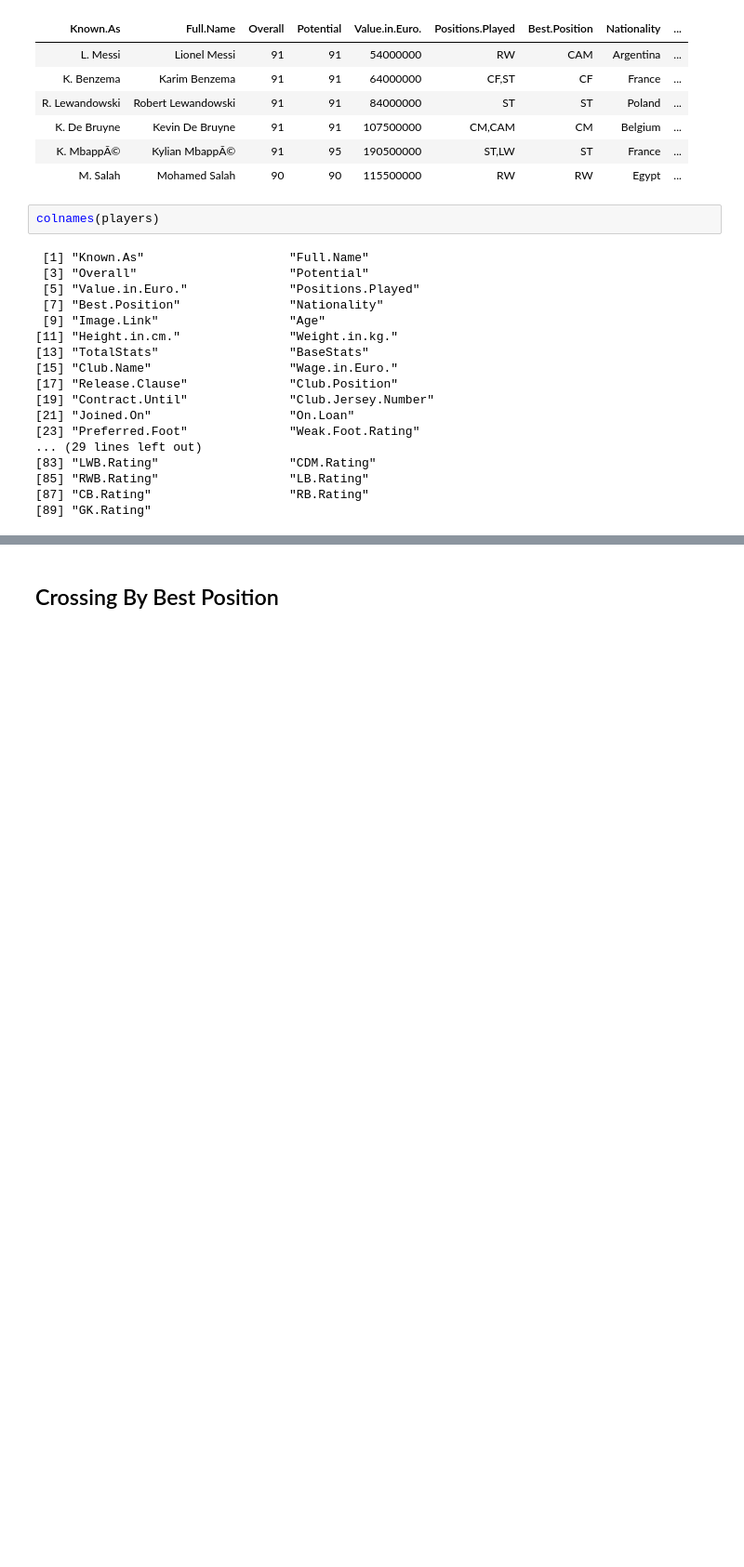
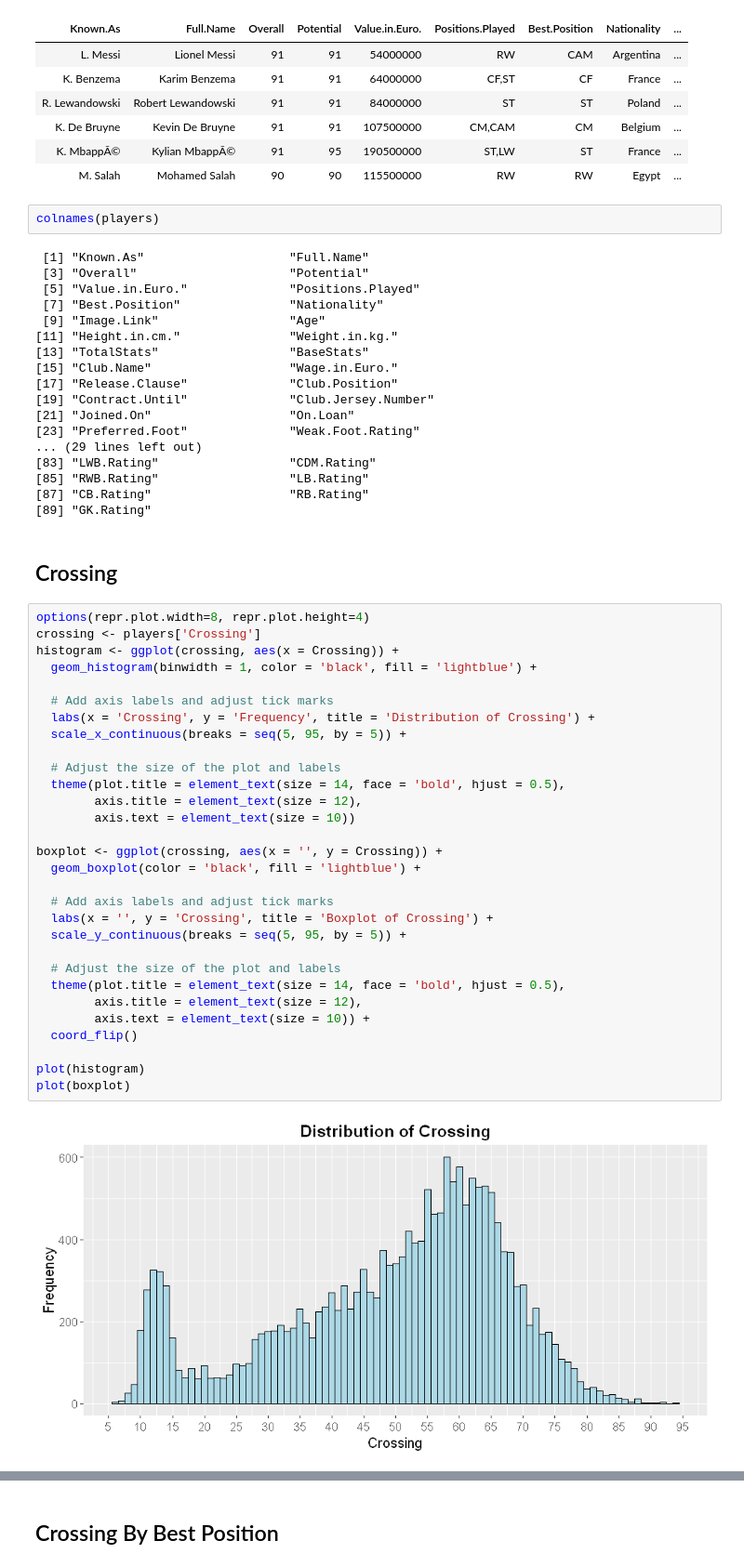
Before and after one commit to YoNG-Zaii/MH3511-FIFA-Analysis, a Jupyter notebook: GY ANOVA Crossing.ipynb, the cells around one changed output, grey strips where cells are left out. Shown: that part at 93% size. Drawn from its saved outputs; the diff is of its cells as text; blank space fills up the shorter version.

```diff
--- a/GY ANOVA Crossing.ipynb
+++ b/GY ANOVA Crossing.ipynb
@@ -42,3 +42,37 @@ colnames(players)
 [85] "RWB.Rating"                  "LB.Rating"
 [87] "CB.Rating"                   "RB.Rating"
 [89] "GK.Rating"
+# %% [markdown]
+## Crossing
+# %%
+options(repr.plot.width=8, repr.plot.height=4)
+crossing <- players['Crossing']
+histogram <- ggplot(crossing, aes(x = Crossing)) +
+  geom_histogram(binwidth = 1, color = 'black', fill = 'lightblue') +
+
+  # Add axis labels and adjust tick marks
+  labs(x = 'Crossing', y = 'Frequency', title = 'Distribution of Crossing') +
+  scale_x_continuous(breaks = seq(5, 95, by = 5)) +
+
+  # Adjust the size of the plot and labels
+  theme(plot.title = element_text(size = 14, face = 'bold', hjust = 0.5),
+        axis.title = element_text(size = 12),
+        axis.text = element_text(size = 10))
+
+boxplot <- ggplot(crossing, aes(x = '', y = Crossing)) +
+  geom_boxplot(color = 'black', fill = 'lightblue') +
+
+  # Add axis labels and adjust tick marks
+  labs(x = '', y = 'Crossing', title = 'Boxplot of Crossing') +
+  scale_y_continuous(breaks = seq(5, 95, by = 5)) +
+
+  # Adjust the size of the plot and labels
+  theme(plot.title = element_text(size = 14, face = 'bold', hjust = 0.5),
+        axis.title = element_text(size = 12),
+        axis.text = element_text(size = 10)) +
+  coord_flip()
+
+plot(histogram)
+plot(boxplot)
+# %% [output]
+[figure, added]
```
Also changed, not shown: parts of 10 cells of this notebook.
